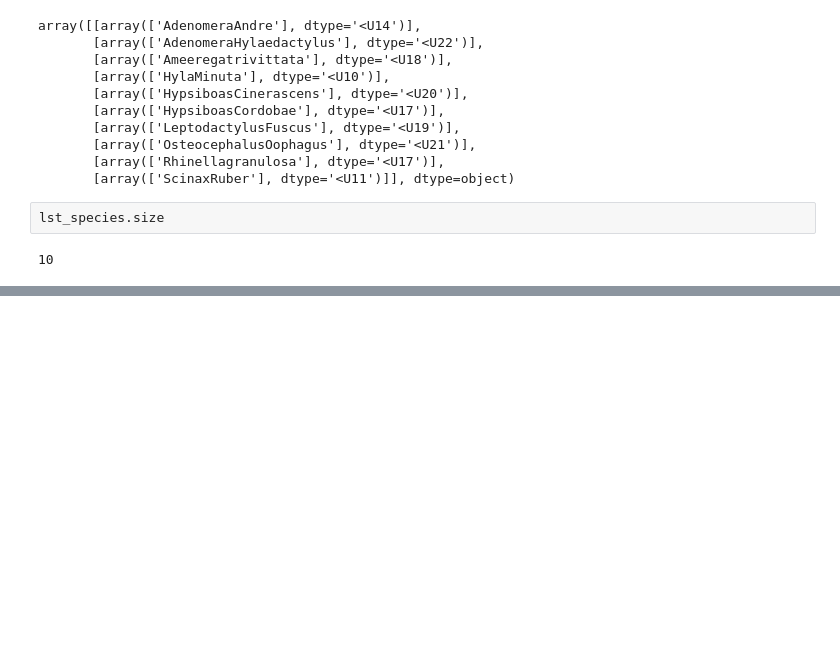
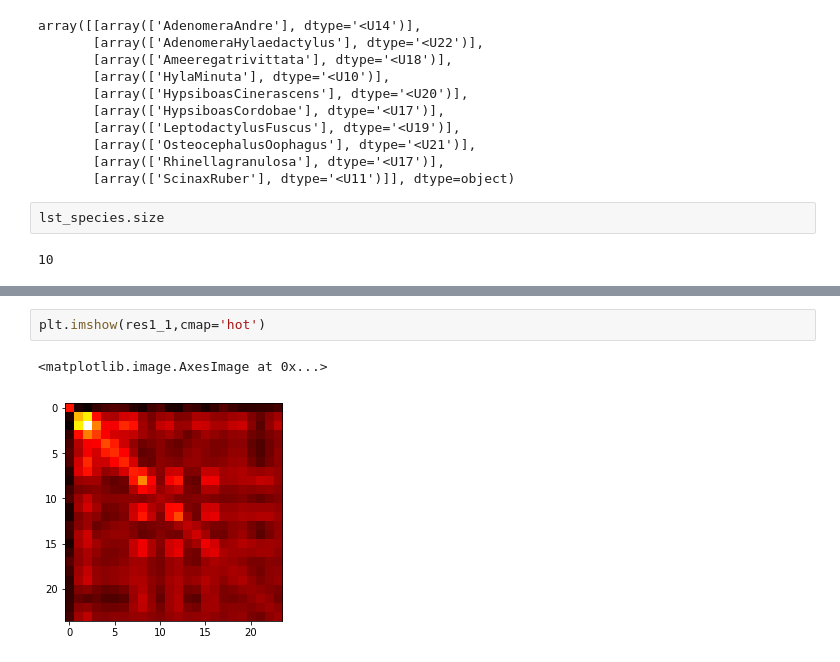
Before and after one commit to apurvmishra99/inf2b, a Jupyter notebook: task1_explore.ipynb, the cells around one changed output, grey strips where cells are left out. Saved outputs shown, nothing was run; the diff lists cells and outputs as text; blank space fills up the shorter version.

```diff
--- a/task1_explore.ipynb
+++ b/task1_explore.ipynb
@@ -108,0 +108,5 @@ array([ 1,  2,  3,  4,  5,  6,  7,  8,  9, 10], dtype=int32)
+# %%
+plt.imshow(res1_1,cmap='hot')
+# %% [output]
+<matplotlib.image.AxesImage at 0x...>
+[figure, added]
```
Also changed, not shown: parts of 20 cells of this notebook, 5 other files.
